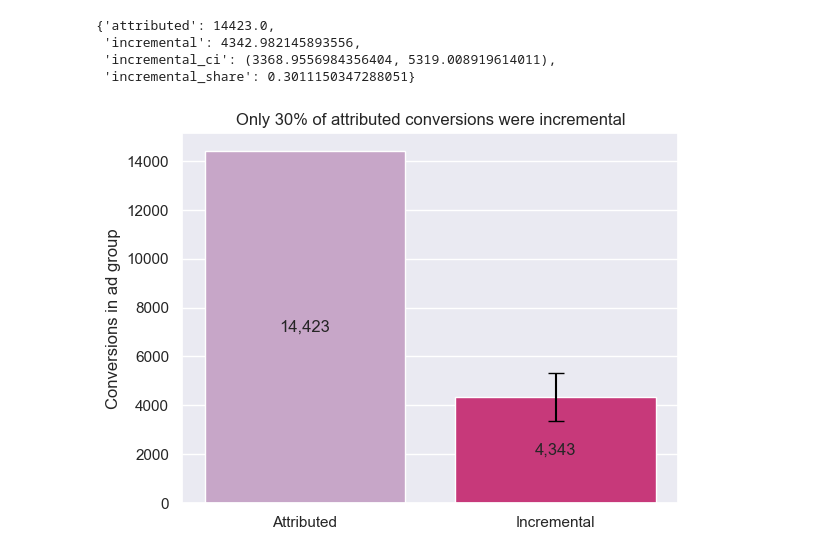
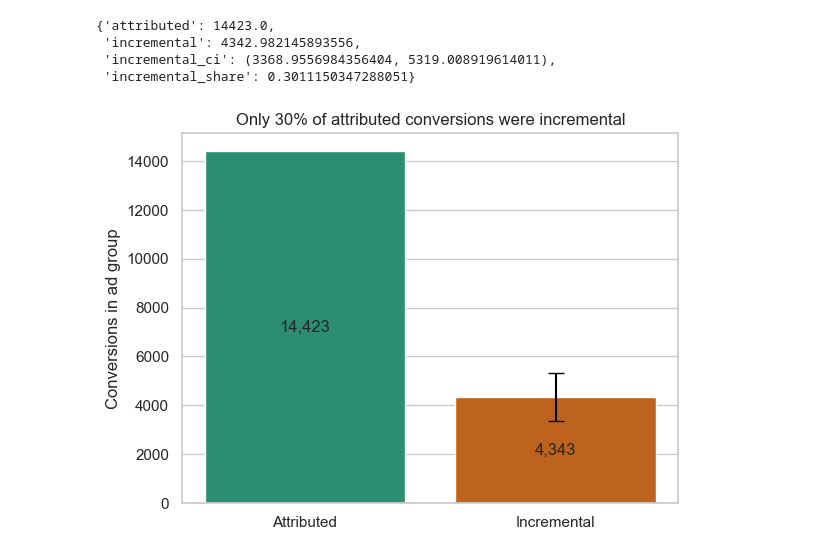
Before and after one commit to Tarieret/causal-marketing-lift, a Jupyter notebook: notebooks/01_holdout_analysis.ipynb, the cells around one changed output. Cells and saved outputs as stored; diff of their text form; code cells hidden in the pictures.

Commit message:
Switch plots to Dark2 palette and bold legend titles

```diff
--- a/notebooks/01_holdout_analysis.ipynb
+++ b/notebooks/01_holdout_analysis.ipynb
@@ -4,7 +4,7 @@ import pandas as pd
 import numpy as np
 import matplotlib.pyplot as plt
 import seaborn as sns
-sns.set_theme()
+sns.set_theme(style='whitegrid', palette='Dark2')
 # %%
 df = pd.read_csv("../data/raw/marketing_AB.csv")
 df.head()
@@ -139,14 +139,14 @@ inc
 # %%
 attributed, incremental = inc['attributed'], inc['incremental']
 lo, hi = inc['incremental_ci']
 
 labels = ['Attributed', 'Incremental']
-ax = sns.barplot(x=labels, y=[attributed, incremental], hue=labels, palette='PuRd', legend=False)
+ax = sns.barplot(x=labels, y=[attributed, incremental], hue=labels, legend=False)
 for bars in ax.containers:
     ax.bar_label(bars, label_type='center', fmt='{:,.0f}')
 ax.errorbar(1, incremental, yerr=[[incremental - lo], [hi - incremental]], color='black', capsize=6)
 ax.set(ylabel='Conversions in ad group',
        title=f'Only {incremental / attributed:.0%} of attributed conversions were incremental')
 plt.savefig('../figures/attributed_vs_incremental.png', dpi=150, bbox_inches='tight')
 # %% [output]
-[figure, old version]
+[figure, new version]
```
Also changed, not shown: 7 other files.
